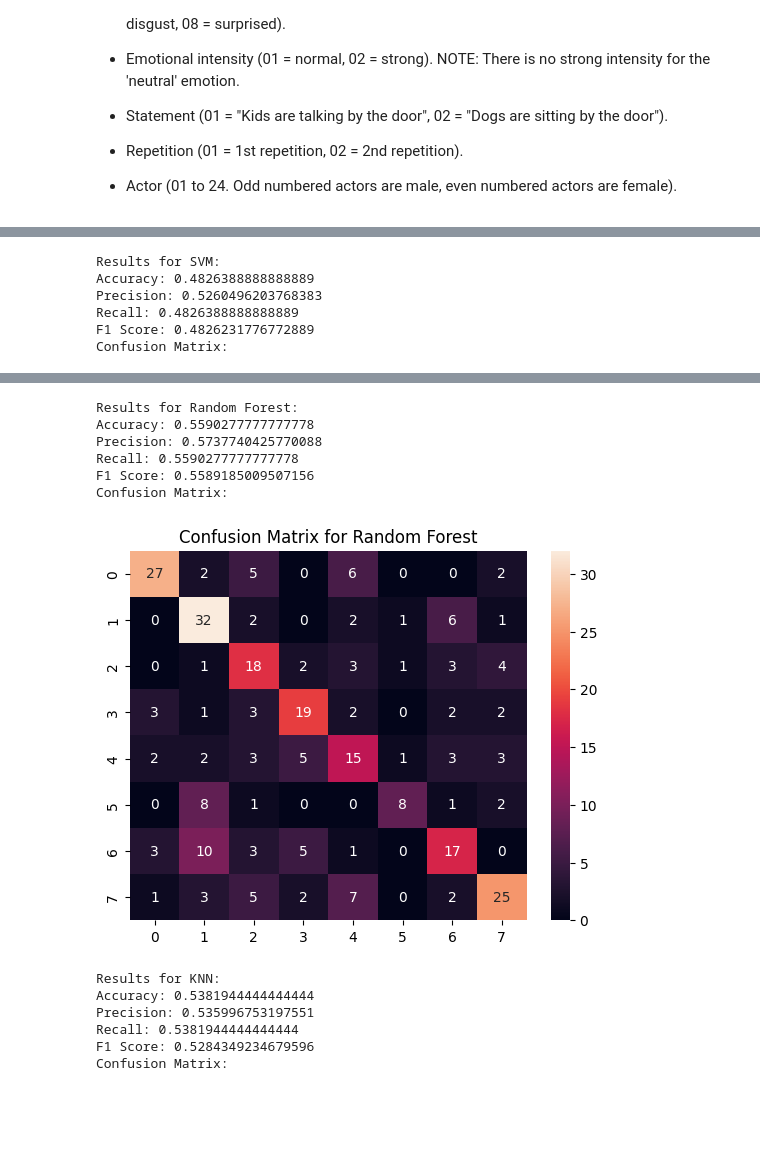
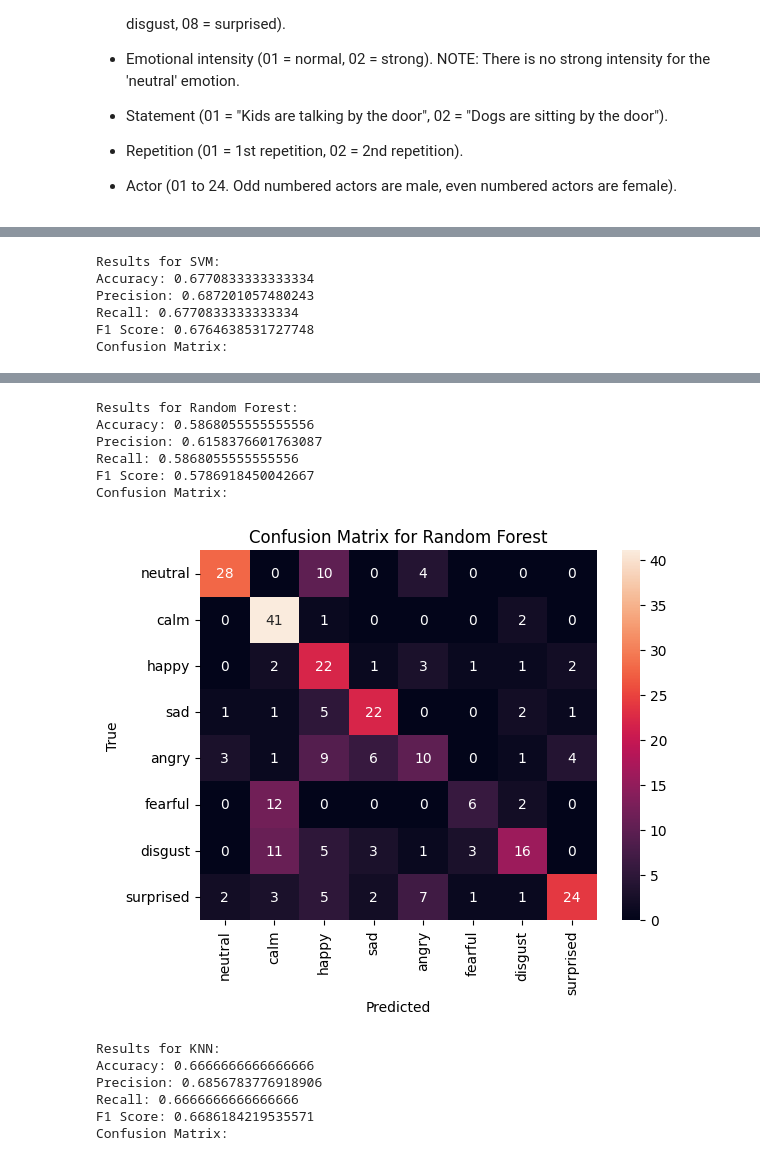
Before and after one commit to jlampela/AC24, a Jupyter notebook: project.ipynb, the cells around one changed output, grey strips where cells are left out. Drawn from its saved outputs; the diff is of its cells as text; code cells hidden in the pictures; blank space fills up the shorter version.

```diff
--- a/project.ipynb
+++ b/project.ipynb
@@ -82,9 +160,9 @@ print(f'{len(X_test)} samples in testing set')
 # %%
 
 classifiers = {
-    'SVM': SVC(kernel='poly'),
-    'Random Forest': RandomForestClassifier(random_state=0),
-    'KNN': KNeighborsClassifier()
+    'SVM': SVC(kernel='rbf', C=10, gamma=0.01),
+    'Random Forest': RandomForestClassifier(bootstrap=False, max_depth=30, min_samples_leaf=1, min_samples_split=2, n_estimators=300),
+    'KNN': KNeighborsClassifier(metric='manhattan', n_neighbors=3, weights='distance')
 }
 
 results = {}
@@ -100,6 +178,8 @@ for name, clf in classifiers.items():
         'confusion_matrix': confusion_matrix(y_test, y_pred)
     }
 # %%
+emotion_labels_list = ['neutral', 'calm', 'happy', 'sad', 'angry', 'fearful', 'disgust', 'surprised']
+
 for name, metrics in results.items():
     print(f"Results for {name}:")
     print(f"Accuracy: {metrics['accuracy']}")
@@ -107,13 +187,15 @@ for name, metrics in results.items():
     print(f"Recall: {metrics['recall']}")
     print(f"F1 Score: {metrics['f1_score']}")
     print("Confusion Matrix:")
-    sns.heatmap(metrics['confusion_matrix'], annot=True, fmt='d')
+    sns.heatmap(metrics['confusion_matrix'], annot=True, fmt='d', xticklabels=emotion_labels_list, yticklabels=emotion_labels_list)
     plt.title(f"Confusion Matrix for {name}")
+    plt.xlabel('Predicted')
+    plt.ylabel('True')
     plt.show()
 # %% [output]
 Results for SVM:
-Accuracy: 0.4826388888888889
-Precision: 0.5260496203768383
-Recall: 0.4826388888888889
-F1 Score: 0.4826231776772889
+Accuracy: 0.6770833333333334
+Precision: 0.687201057480243
+Recall: 0.6770833333333334
+F1 Score: 0.6764638531727748
 Confusion Matrix:
@@ -121,13 +203,13 @@ Confusion Matrix:
 Results for Random Forest:
-Accuracy: 0.5590277777777778
-Precision: 0.5737740425770088
-Recall: 0.5590277777777778
-F1 Score: 0.5589185009507156
+Accuracy: 0.5868055555555556
+Precision: 0.6158376601763087
+Recall: 0.5868055555555556
+F1 Score: 0.5786918450042667
 Confusion Matrix:
-[figure, old version]
+[figure, new version]
 Results for KNN:
-Accuracy: 0.5381944444444444
-Precision: 0.535996753197551
-Recall: 0.5381944444444444
-F1 Score: 0.5284349234679596
+Accuracy: 0.6666666666666666
+Precision: 0.6856783776918906
+Recall: 0.6666666666666666
+F1 Score: 0.6686184219535571
 Confusion Matrix:
```
Also changed, not shown: parts of 5 cells of this notebook.
